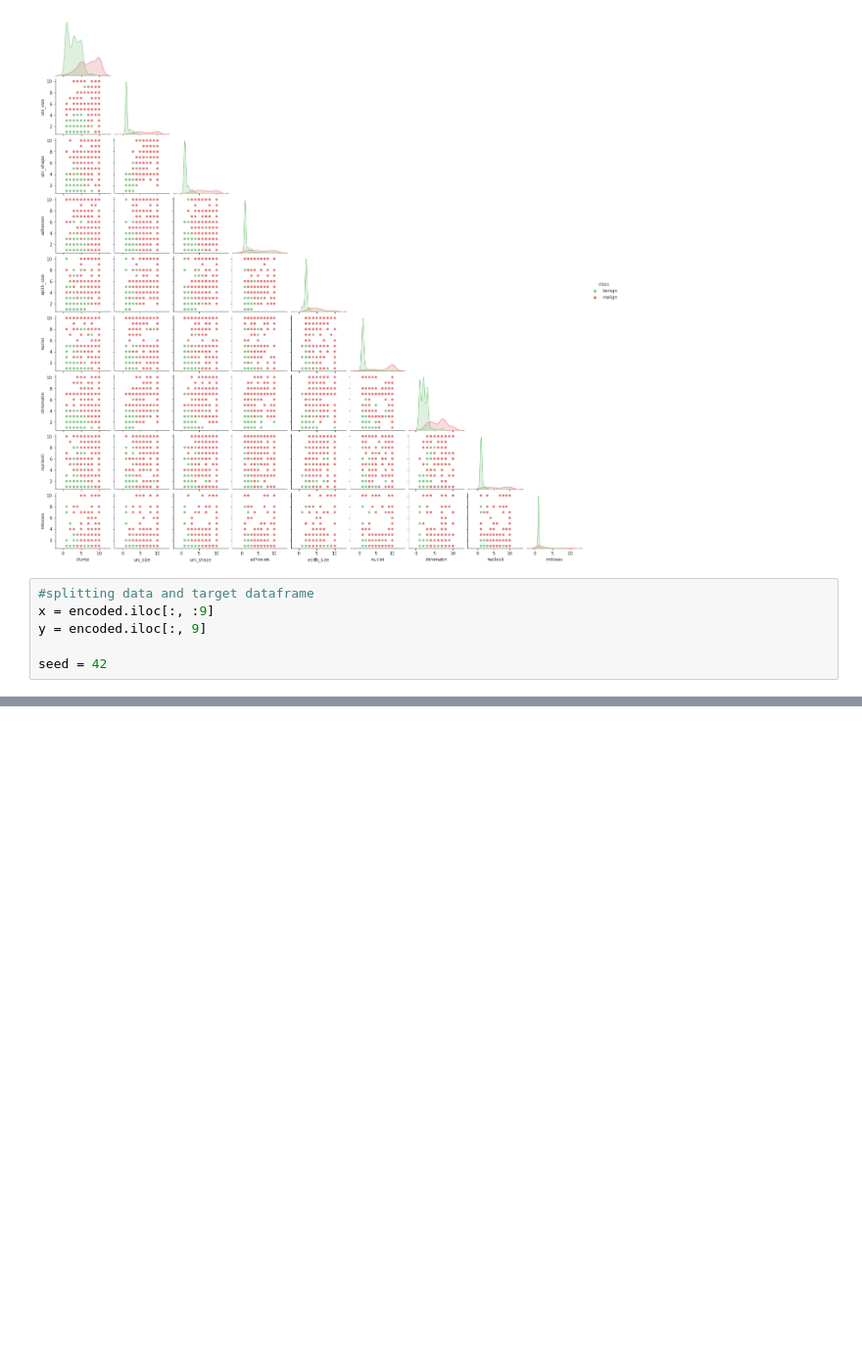
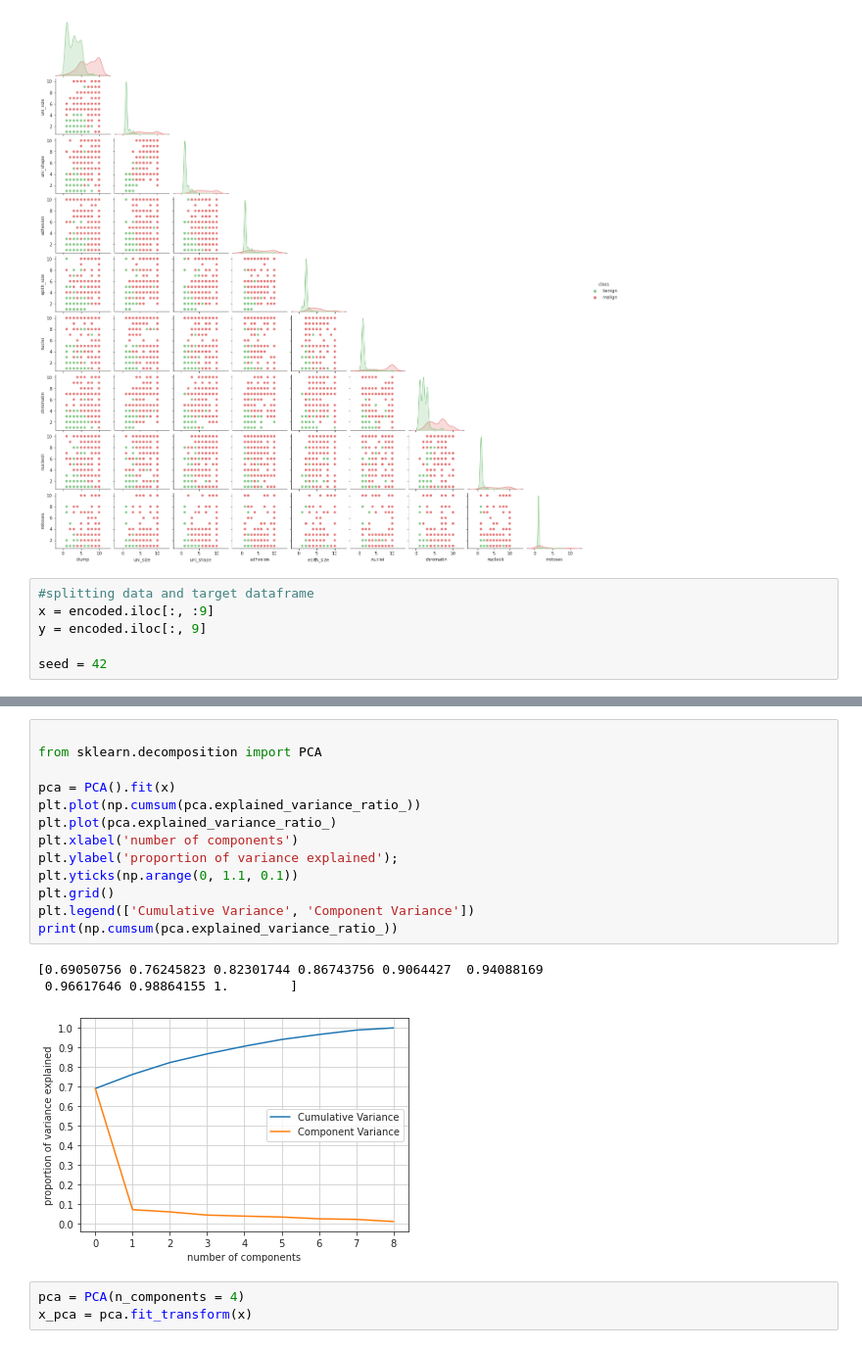
Before and after one commit to Nicordaro/MML, a Jupyter notebook: MML_Thesis.ipynb, the cells around one changed output, grey strips where cells are left out. Shown: that part at 98% size. Cells and saved outputs as stored; diff of their text form; blank space fills up the shorter version.

```diff
--- a/MML_Thesis.ipynb
+++ b/MML_Thesis.ipynb
@@ -282,0 +263,20 @@ PCA(copy=True, iterated_power='auto', n_components=None, random_state=None,
+# %%
+
+from sklearn.decomposition import PCA
+
+pca = PCA().fit(x)
+plt.plot(np.cumsum(pca.explained_variance_ratio_))
+plt.plot(pca.explained_variance_ratio_)
+plt.xlabel('number of components')
+plt.ylabel('proportion of variance explained');
+plt.yticks(np.arange(0, 1.1, 0.1))
+plt.grid()
+plt.legend(['Cumulative Variance', 'Component Variance'])
+print(np.cumsum(pca.explained_variance_ratio_))
+# %% [output]
+[0.69050756 0.76245823 0.82301744 0.86743756 0.9064427  0.94088169
+ 0.96617646 0.98864155 1.        ]
+[figure, added]
+# %%
+pca = PCA(n_components = 4)
+x_pca = pca.fit_transform(x)
```
Also changed, not shown: parts of 16 cells of this notebook.
